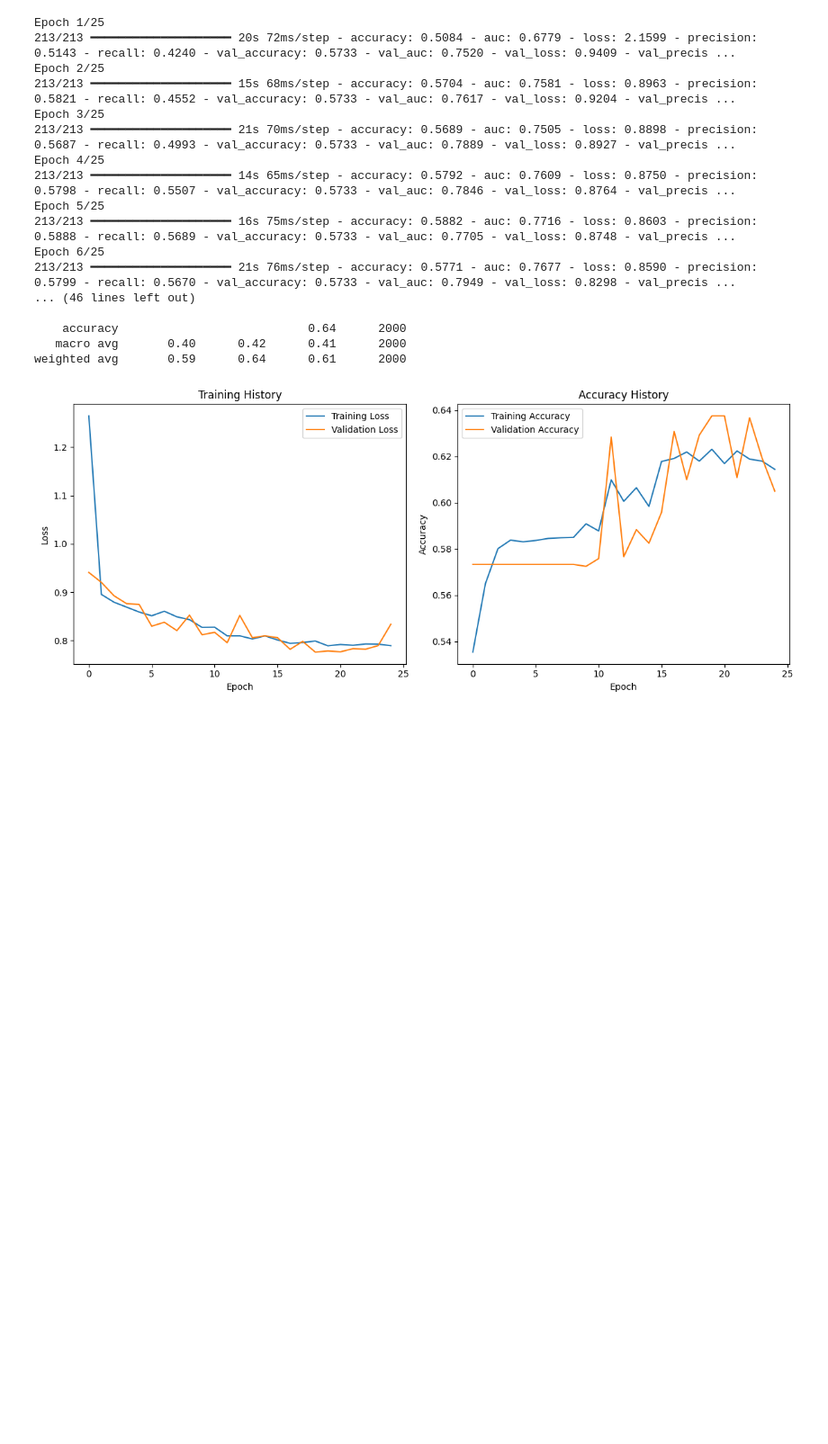
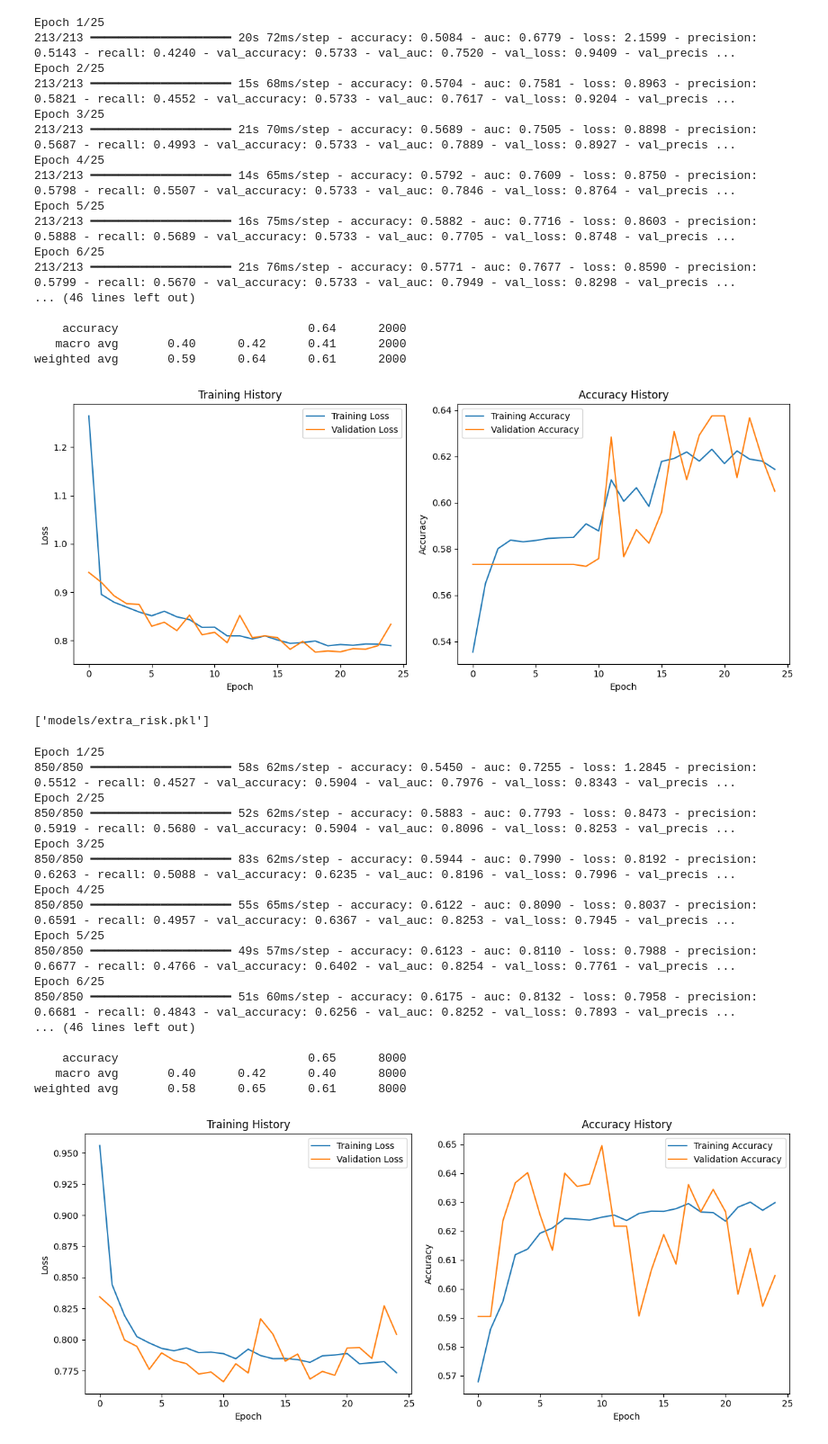
Before and after one commit to Cerion73/AgaKhan-diagnostic-system, a Jupyter notebook: backend/deeplearning/Risk.ipynb, the cells around one changed output. Shown at 90% size. Cells and saved outputs as stored; diff of their text form; code cells hidden in the pictures; blank space fills up the shorter version.

```diff
--- a/backend/deeplearning/Risk.ipynb
+++ b/backend/deeplearning/Risk.ipynb
@@ -458,6 +463,12 @@ weighted avg       0.59      0.64      0.61      2000
 import keras
 
 keras.models.save_model(model, 'models/dnn_deep_risk.keras')
+# %%
+import joblib
+
+joblib.dump(model_z, 'models/extra_risk.pkl')
+# %% [output]
+['models/extra_risk.pkl']
 # %%
 import pandas as pd
 import numpy as np
@@ -472,7 +483,7 @@ from tensorflow.keras.optimizers import Adam
 from tensorflow.keras.callbacks import EarlyStopping
 import matplotlib.pyplot as plt
 
-data = pd.read_csv('csv/syn_data.csv')
+data = synthetic_data_gauss
 X, y = data.drop('CVD RISK', axis=1), data['CVD RISK']
 
 
@@ -535,30 +546,49 @@ history = model.fit(
     callbacks=[early_stop],
 )
 
 # Evaluate model
 y_pred_probs = model.predict(X_test)
 y_pred = np.argmax(y_pred_probs, axis=1)
 
 # Classification report
 print("\nClassification Report:")
 print(classification_report(y_test, y_pred, target_names=list(risk_map.keys())))
 
 # Plot training history
 plt.figure(figsize=(12, 5))
 plt.subplot(1, 2, 1)
 plt.plot(history.history['loss'], label='Training Loss')
 plt.plot(history.history['val_loss'], label='Validation Loss')
 plt.title('Training History')
 plt.ylabel('Loss')
 plt.xlabel('Epoch')
 plt.legend()
 
 plt.subplot(1, 2, 2)
 plt.plot(history.history['accuracy'], label='Training Accuracy')
 plt.plot(history.history['val_accuracy'], label='Validation Accuracy')
 plt.title('Accuracy History')
 plt.ylabel('Accuracy')
 plt.xlabel('Epoch')
 plt.legend()
 plt.tight_layout()
 plt.show()
+# %% [output]
+Epoch 1/25
+850/850 ━━━━━━━━━━━━━━━━━━━━ 58s 62ms/step - accuracy: 0.5450 - auc: 0.7255 - loss: 1.2845 - precision: 0.5512 - recall: 0.4527 - val_accuracy: 0.5904 - val_auc: 0.7976 - val_loss: 0.8343 - val_precis ...
+Epoch 2/25
+850/850 ━━━━━━━━━━━━━━━━━━━━ 52s 62ms/step - accuracy: 0.5883 - auc: 0.7793 - loss: 0.8473 - precision: 0.5919 - recall: 0.5680 - val_accuracy: 0.5904 - val_auc: 0.8096 - val_loss: 0.8253 - val_precis ...
+Epoch 3/25
+850/850 ━━━━━━━━━━━━━━━━━━━━ 83s 62ms/step - accuracy: 0.5944 - auc: 0.7990 - loss: 0.8192 - precision: 0.6263 - recall: 0.5088 - val_accuracy: 0.6235 - val_auc: 0.8196 - val_loss: 0.7996 - val_precis ...
+Epoch 4/25
+850/850 ━━━━━━━━━━━━━━━━━━━━ 55s 65ms/step - accuracy: 0.6122 - auc: 0.8090 - loss: 0.8037 - precision: 0.6591 - recall: 0.4957 - val_accuracy: 0.6367 - val_auc: 0.8253 - val_loss: 0.7945 - val_precis ...
+Epoch 5/25
+850/850 ━━━━━━━━━━━━━━━━━━━━ 49s 57ms/step - accuracy: 0.6123 - auc: 0.8110 - loss: 0.7988 - precision: 0.6677 - recall: 0.4766 - val_accuracy: 0.6402 - val_auc: 0.8254 - val_loss: 0.7761 - val_precis ...
+Epoch 6/25
+850/850 ━━━━━━━━━━━━━━━━━━━━ 51s 60ms/step - accuracy: 0.6175 - auc: 0.8132 - loss: 0.7958 - precision: 0.6681 - recall: 0.4843 - val_accuracy: 0.6256 - val_auc: 0.8252 - val_loss: 0.7893 - val_precis ...
+... (46 lines left out)
+
+    accuracy                           0.65      8000
+   macro avg       0.40      0.42      0.40      8000
+weighted avg       0.58      0.65      0.61      8000
+[figure, added]
```
Also changed, not shown: parts of 16 cells of this notebook, 25 other files.
